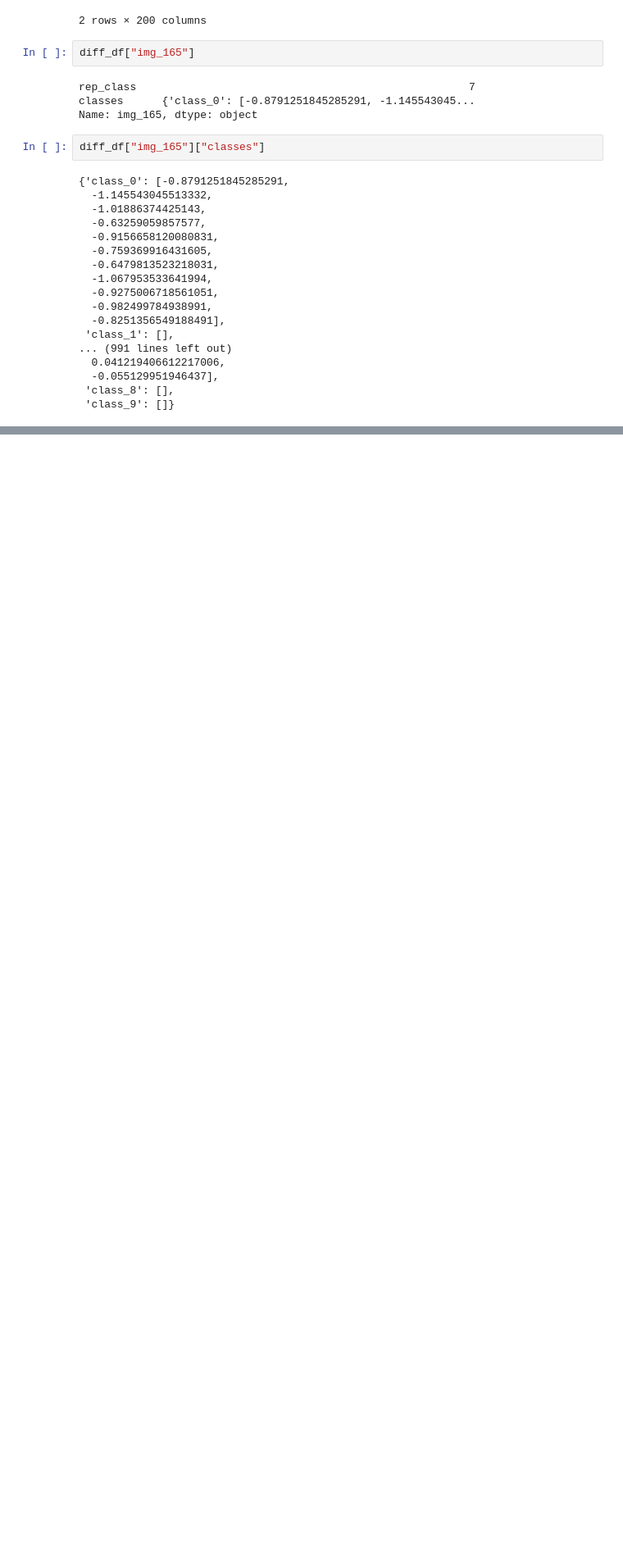
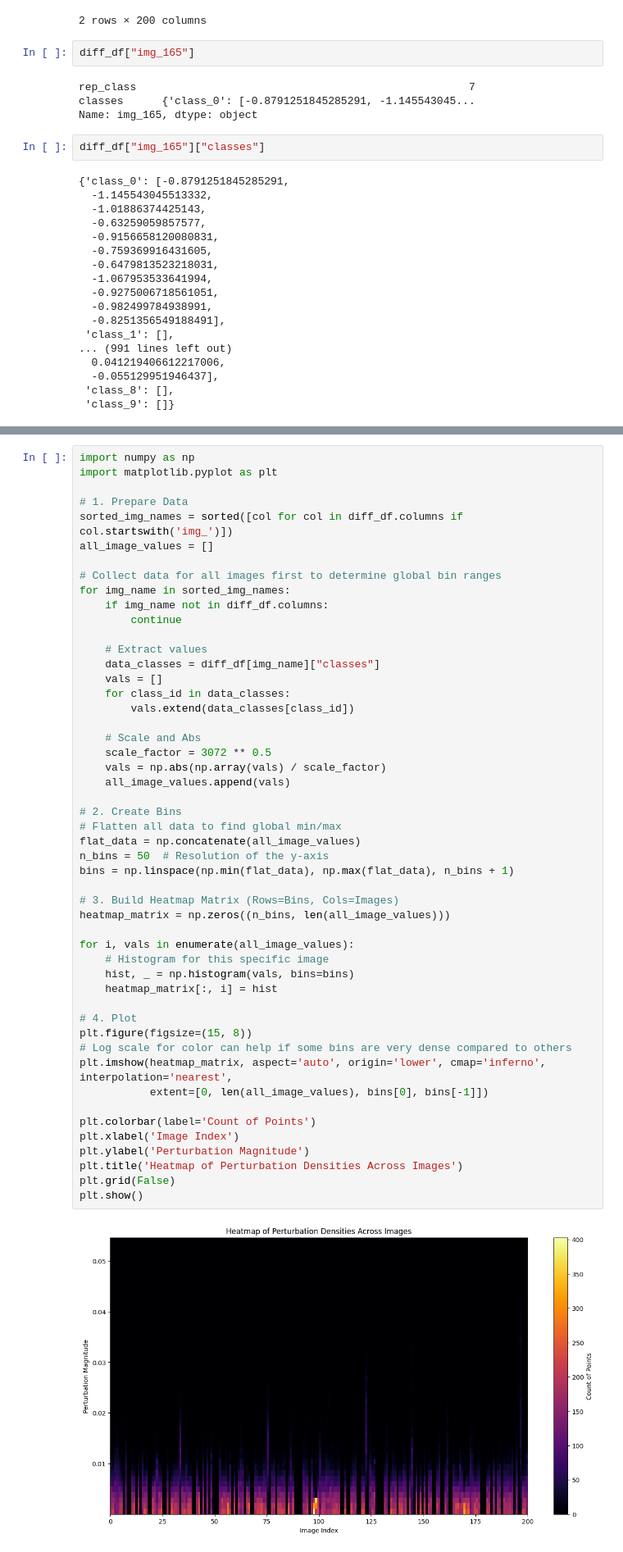
Before and after one commit to wz7475/black-box-adversarial-attacks, a Jupyter notebook: notebooks/mean_perturabation.ipynb, the cells around one changed output, grey strips where cells are left out. Shown: that part at 82% size. Saved outputs shown, nothing was run; the diff lists cells and outputs as text; blank space fills up the shorter version.

```diff
--- a/notebooks/mean_perturabation.ipynb
+++ b/notebooks/mean_perturabation.ipynb
@@ -129,0 +206,52 @@ plt.show()
+# %%
+import numpy as np
+import matplotlib.pyplot as plt
+
+# 1. Prepare Data
+sorted_img_names = sorted([col for col in diff_df.columns if col.startswith('img_')])
+all_image_values = []
+
+# Collect data for all images first to determine global bin ranges
+for img_name in sorted_img_names:
+    if img_name not in diff_df.columns:
+        continue
+
+    # Extract values
+    data_classes = diff_df[img_name]["classes"]
+    vals = []
+    for class_id in data_classes:
+        vals.extend(data_classes[class_id])
+
+    # Scale and Abs
+    scale_factor = 3072 ** 0.5
+    vals = np.abs(np.array(vals) / scale_factor)
+    all_image_values.append(vals)
+
+# 2. Create Bins
+# Flatten all data to find global min/max
+flat_data = np.concatenate(all_image_values)
+n_bins = 50  # Resolution of the y-axis
+bins = np.linspace(np.min(flat_data), np.max(flat_data), n_bins + 1)
+
+# 3. Build Heatmap Matrix (Rows=Bins, Cols=Images)
+heatmap_matrix = np.zeros((n_bins, len(all_image_values)))
+
+for i, vals in enumerate(all_image_values):
+    # Histogram for this specific image
+    hist, _ = np.histogram(vals, bins=bins)
+    heatmap_matrix[:, i] = hist
+
+# 4. Plot
+plt.figure(figsize=(15, 8))
+# Log scale for color can help if some bins are very dense compared to others
+plt.imshow(heatmap_matrix, aspect='auto', origin='lower', cmap='inferno', interpolation='nearest',
+           extent=[0, len(all_image_values), bins[0], bins[-1]])
+
+plt.colorbar(label='Count of Points')
+plt.xlabel('Image Index')
+plt.ylabel('Perturbation Magnitude')
+plt.title('Heatmap of Perturbation Densities Across Images')
+plt.grid(False)
+plt.show()
+# %% [output]
+[figure, added]
```
Also changed, not shown: parts of 7 cells of this notebook, 1 other file.
